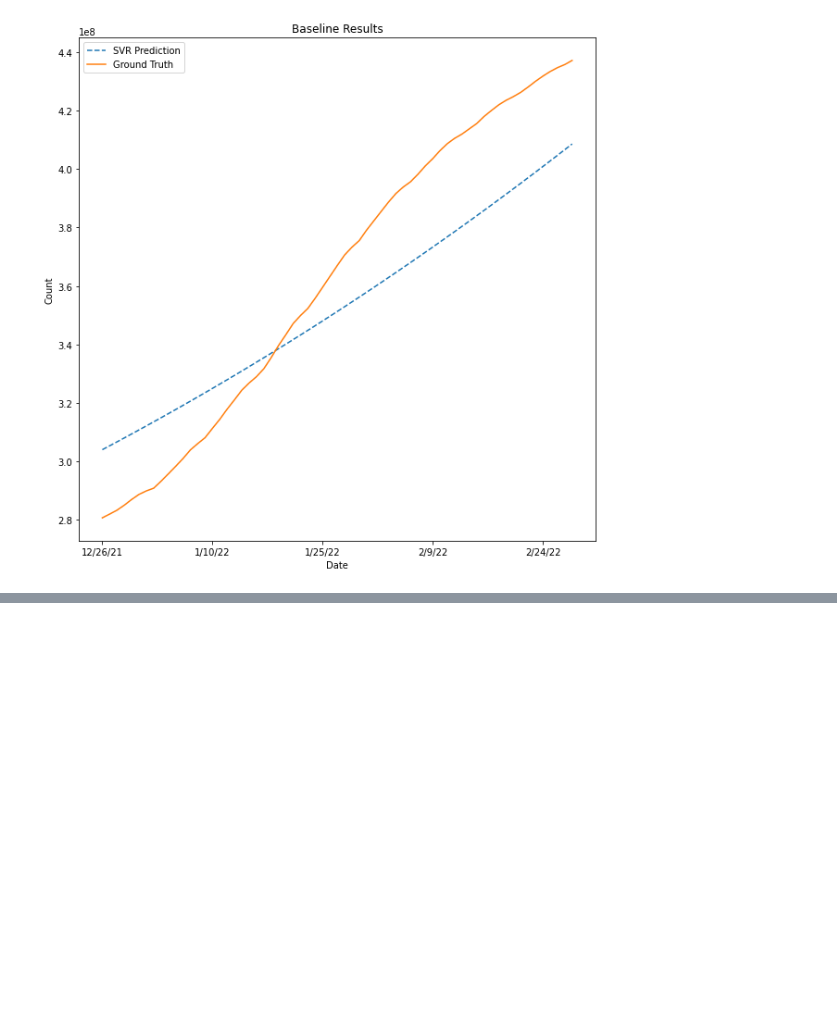
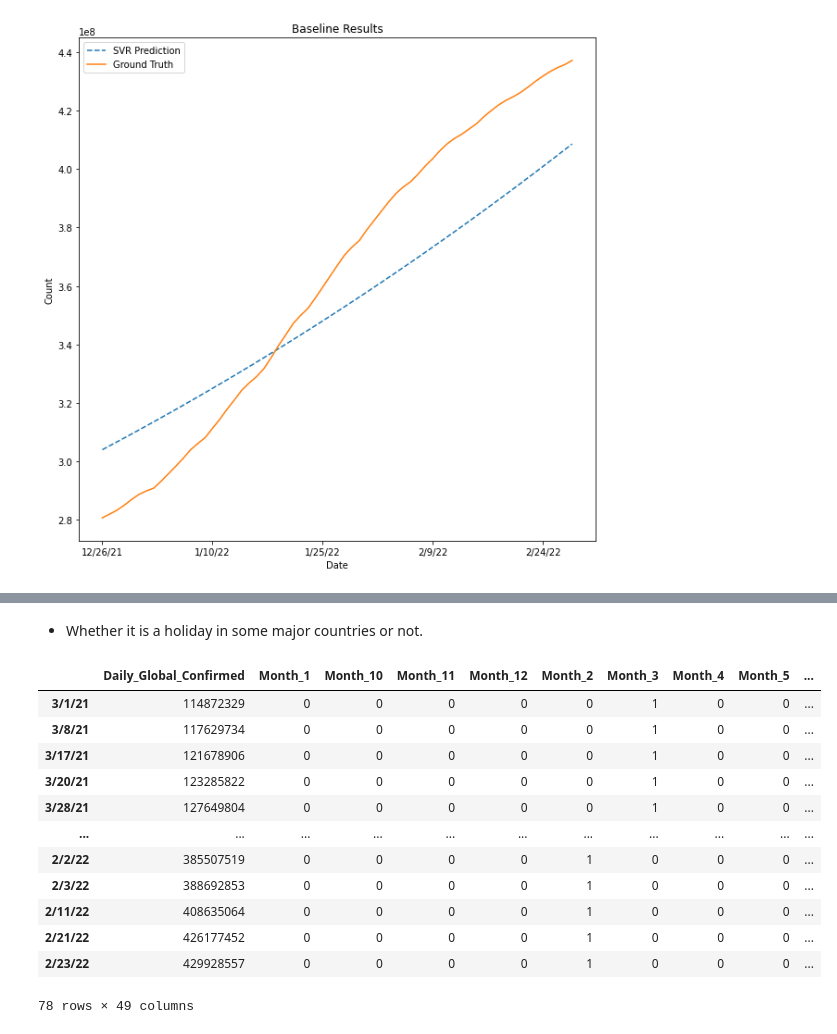
Before and after one commit to gaol00034/Covid19-Analysis, a Jupyter notebook: src/Global.ipynb, the cells around one changed output, grey strips where cells are left out. Saved outputs shown, nothing was run; the diff lists cells and outputs as text; code cells hidden in the pictures; blank space fills up the shorter version.

```diff
--- a/src/Global.ipynb
+++ b/src/Global.ipynb
@@ -248,10 +247,10 @@ interactive(children=(Dropdown(description='Country_Name', options=('Afghanistan
 
 - Simple feature engineering.
 # %%
-baseline_global_confirmed = aligned_oneyear_global_confirmed_df.copy()
-baseline_global_confirmed['Day_From_Start'] = list(range(len(dates_format_1)))
+baseline_global_confirmed_df = aligned_oneyear_global_confirmed_df.copy()
+baseline_global_confirmed_df['Day_From_Start'] = list(range(len(dates_format_1)))
 
-baseline_global_confirmed.head(5)
+baseline_global_confirmed_df.head(5)
 # %% [output]
 |  | Daily_Global_Confirmed | Day_From_Start |
 | 3/1/21 | 114872329 | 0 |
@@ -297,0 +334,8 @@ plt.show()
+# %%
+def onehot_encode_pd(df, col_name):
+    dummies = pd.get_dummies(df[col_name], prefix=col_name)
+    return pd.concat([df, dummies], axis=1)
+
+rnn_features_df = onehot_encode_pd(rnn_features_df, ['Month','Day'])
+
+rnn_features_df.head(5)
@@ -297,0 +352,14 @@ plt.show()
+# %%
+rnn_features_df[['Month', 'Day']] = rnn_features_df[['Month', 'Day']].apply(pd.to_numeric)
+
+def generate_cyclical_features(df, col_name, period, start_num=0):
+    kwargs = {
+        f'sin_{col_name}' : lambda _: np.sin(2*np.pi*(df[col_name]-start_num)/period),
+        f'cos_{col_name}' : lambda _: np.cos(2*np.pi*(df[col_name]-start_num)/period)
+             }
+    return df.assign(**kwargs)
+
+rnn_features_df = generate_cyclical_features(rnn_features_df, 'Month', 12, 1)
+rnn_features_df = generate_cyclical_features(rnn_features_df, 'Day', 31, 1)
+
+rnn_features_df.head(5)
@@ -297,0 +374,26 @@ plt.show()
+# %% [markdown]
+- Whether it is a holiday in some major countries or not.
+# %%
+import holidays
+
+hd = [holidays.CN(), holidays.RU(), holidays.US(), holidays.UK(), holidays.FR(), holidays.DE(), holidays.IND(), holidays.JP(), holidays.KR()]
+
+rnn_features_df['Is_Holiday'] = [1 if any(i in j for j in hd) else 0 for i in dates_format_1]
+
+rnn_features_df = rnn_features_df.drop(columns=['Month', 'Day', 'Year'])
+
+rnn_features_df.loc[rnn_features_df['Is_Holiday']==1]
+# %% [output]
+|  | Daily_Global_Confirmed | Month_1 | Month_10 | Month_11 | Month_12 | Month_2 | Month_3 | Month_4 | Month_5 | ... |
+| 3/1/21 | 114872329 | 0 | 0 | 0 | 0 | 0 | 1 | 0 | 0 | ... |
+| 3/8/21 | 117629734 | 0 | 0 | 0 | 0 | 0 | 1 | 0 | 0 | ... |
+| 3/17/21 | 121678906 | 0 | 0 | 0 | 0 | 0 | 1 | 0 | 0 | ... |
+| 3/20/21 | 123285822 | 0 | 0 | 0 | 0 | 0 | 1 | 0 | 0 | ... |
+| 3/28/21 | 127649804 | 0 | 0 | 0 | 0 | 0 | 1 | 0 | 0 | ... |
+| ... | ... | ... | ... | ... | ... | ... | ... | ... | ... | ... |
+| 2/2/22 | 385507519 | 0 | 0 | 0 | 0 | 1 | 0 | 0 | 0 | ... |
+| 2/3/22 | 388692853 | 0 | 0 | 0 | 0 | 1 | 0 | 0 | 0 | ... |
+| 2/11/22 | 408635064 | 0 | 0 | 0 | 0 | 1 | 0 | 0 | 0 | ... |
+| 2/21/22 | 426177452 | 0 | 0 | 0 | 0 | 1 | 0 | 0 | 0 | ... |
+| 2/23/22 | 429928557 | 0 | 0 | 0 | 0 | 1 | 0 | 0 | 0 | ... |
+78 rows × 49 columns
```
Also changed, not shown: parts of 14 cells of this notebook.
